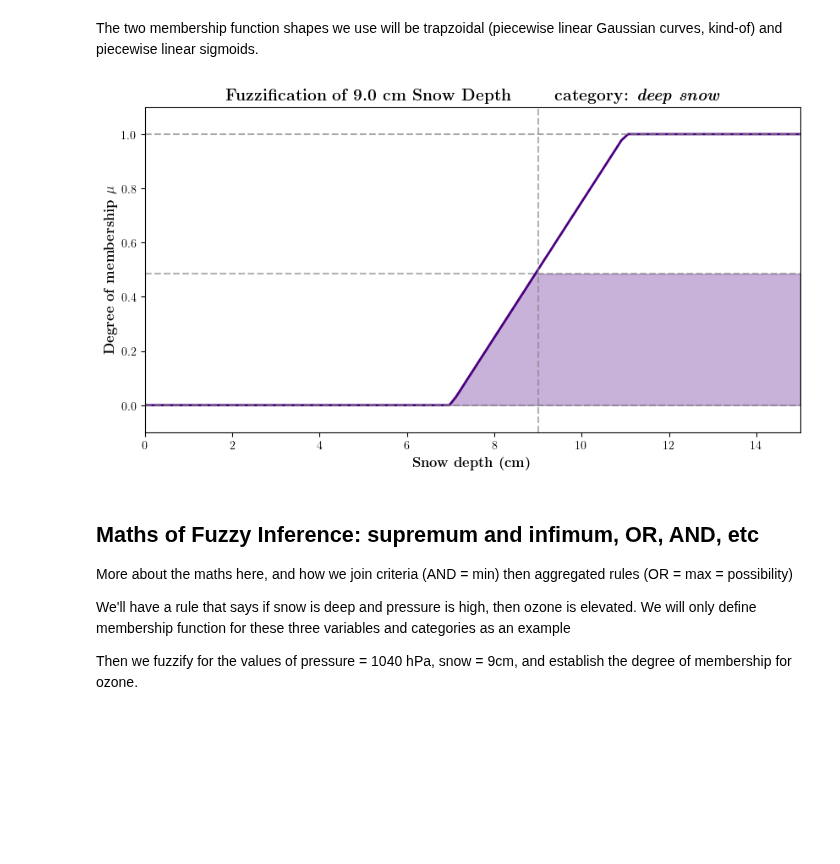
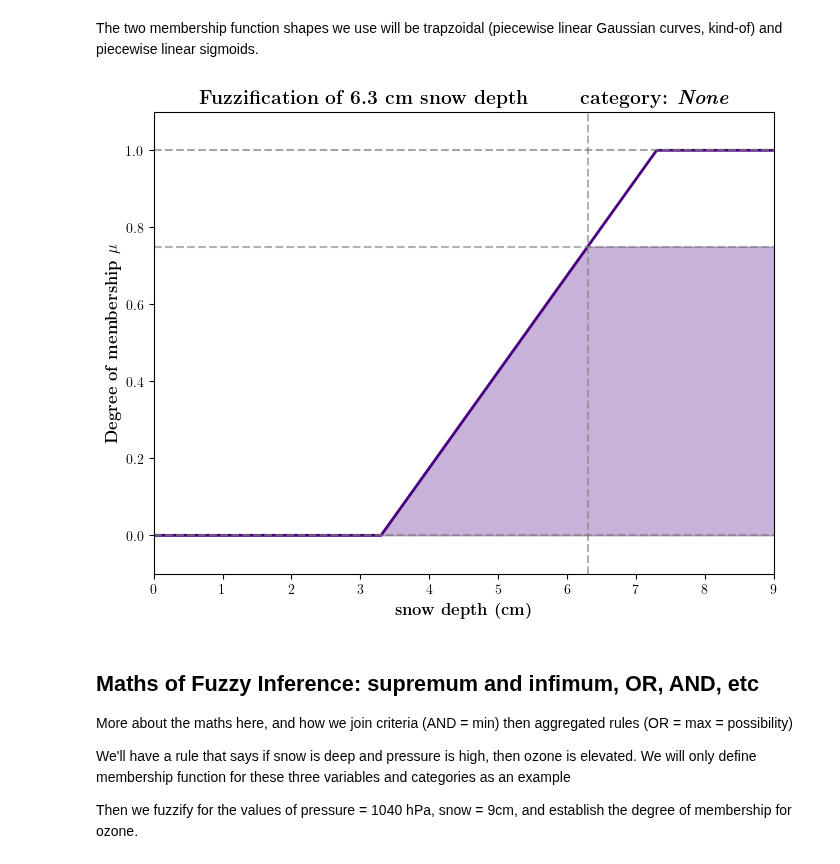
Before and after one commit to Bingham-Research-Center/clyfar, a Jupyter notebook: notebooks/guide_to_fuzzy_inference.ipynb, the cells around one changed output. Saved outputs shown, nothing was run; the diff lists cells and outputs as text; code cells hidden in the pictures; blank space fills up the shorter version.

```diff
--- a/notebooks/guide_to_fuzzy_inference.ipynb
+++ b/notebooks/guide_to_fuzzy_inference.ipynb
@@ -300,52 +318,57 @@ plt.show()
 # %% [markdown]
 The two membership function shapes we use will be trapzoidal (piecewise linear Gaussian curves, kind-of) and piecewise linear sigmoids.
 # %%
-def plot_fuzzification(mf_shape="pl_sigmoid", x_value: float=9.0):
+def plot_fuzzification(x_uod, x_value, mf_func="pl_sigmoid", fuzz_color=line_color,
+                       category_label=None, variable_name="snow depth", vrbl_unit="cm",
+                       direction="increasing", xlim=None):
     # Create the figure and axis
-    fig, ax = plt.subplots(figsize=(10, 5))
+    fig, ax = plt.subplots(figsize=(8, 6))
 
-    # Membership function data for fuzzy "deep snow cover"
-    x = np.linspace(0, 15, 100)
-
-    if mf_shape == "pl_sigmoid":
-        y = piecewise_linear_sigmoid(x, x_value, 4, 1.0)
-    elif mf_shape == "trapz":
-        y = trapz_function(x, 5, 10, 2, 2, 0.9)
+    if isinstance(mf_func, np.ndarray):
+        y = mf_func
+    elif mf_func == "pl_sigmoid":
+        y = piecewise_linear_sigmoid(x_uod, x_value - 1, 4, 1.0, direction=direction)
+    elif mf_func == "trapz":
+        y = trapz_function(x_uod, 5, 10, 2, 2, 0.9)
     else:
-        raise ValueError(f"Unknown membership function shape: {mf_shape}")
+        raise ValueError(f"Unknown membership function shape: {mf_func}")
 
     # Plot the membership function
-    ax.plot(x, y, color=line_color, linewidth=2)
+    ax.plot(x_uod, y, color=fuzz_color, linewidth=2)
 
-    # Vertical line at looked up value
+    # Vertical line at looked-up value
     ax.axvline(x=x_value, color='grey', linestyle='--', alpha=0.6)
 
-    y_at_intersection = y[np.argmin(np.abs(x - x_value))]
-    ax.axhline(y=y_at_intersection, color='grey', linestyle='--', alpha=0.6)  # Horizontal grey line at y corresponding to x=9
+    # Find y value at the x_value (intersection)
+    y_at_intersection = y[np.argmin(np.abs(x_uod - x_value))]
+    ax.axhline(y=y_at_intersection, color='grey', linestyle='--', alpha=0.6)  # Horizontal grey line
 
-    # Create a combined y-array for filling
-    y_combined = np.where(x <= x_value, y, y_at_intersection)
+    # Modify shading condition based on the direction of the sigmoid
+    if direction == "increasing":
+        y_combined = np.where(x_uod <= x_value, y, y_at_intersection)
+    elif direction == "decreasing":
+        y_combined = np.where(x_uod >= x_value, y, y_at_intersection)
 
     # Fill the area under the membership function curve
-    ax.fill_between(x, 0, y_combined, color=line_color, alpha=0.3)
-
+    ax.fill_between(x_uod, 0, y_combined, color=fuzz_color, alpha=0.3)
 
     # Set titles and labels
-    ax.set_title(rf'\textbf{{Fuzzification of {x_value} cm Snow Depth \qquad category: \textit{{deep snow}}}}', fontsize=14)
-    ax.set_xlabel(r'\textbf{Snow depth (cm)}', fontsize=12)
+    ax.set_title(rf'\textbf{{Fuzzification of {x_value} {vrbl_unit} {variable_name} \qquad category: \textit{{{category_label}}}}}', fontsize=14)
+    ax.set_xlabel(rf'\textbf{{{variable_name} ({vrbl_unit})}}', fontsize=12)
     ax.set_ylabel(r'\textbf{Degree of membership $\mu$}', fontsize=12)
     ax.set_ylim(-0.1, 1.1)
-    ax.set_xlim(0, 15)
+    if xlim:
+        ax.set_xlim(xlim)
     ax.axhline(y=1, color='grey', linestyle='--', alpha=0.7)
     ax.axhline(y=0, color='grey', linestyle='--', alpha=0.7)
     ax.grid(False)
 
     return fig, ax
-
-fig, ax = plot_fuzzification(mf_shape="pl_sigmoid")
-plt.show()
-# %% [output]
-[figure, removed]
+# %%
+fig, ax = plot_fuzzification(x_uod=np.arange(0,10,0.1), x_value=6.3, mf_func="pl_sigmoid", xlim=(0,9))
+plt.show()
+# %% [output]
+[figure, added]
 # %% [markdown]
 ## Maths of Fuzzy Inference: supremum and infimum, OR, AND, etc
 More about the maths here, and how we join criteria (AND = min) then aggregated rules (OR = max = possibility)
```
Also changed, not shown: parts of 34 cells of this notebook.
